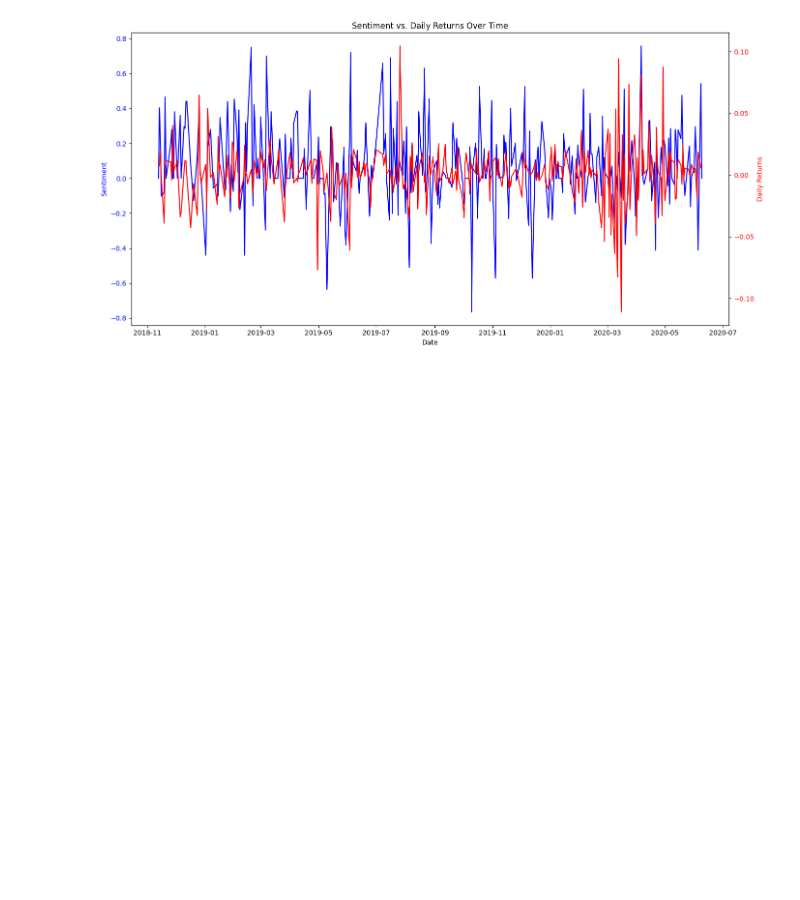
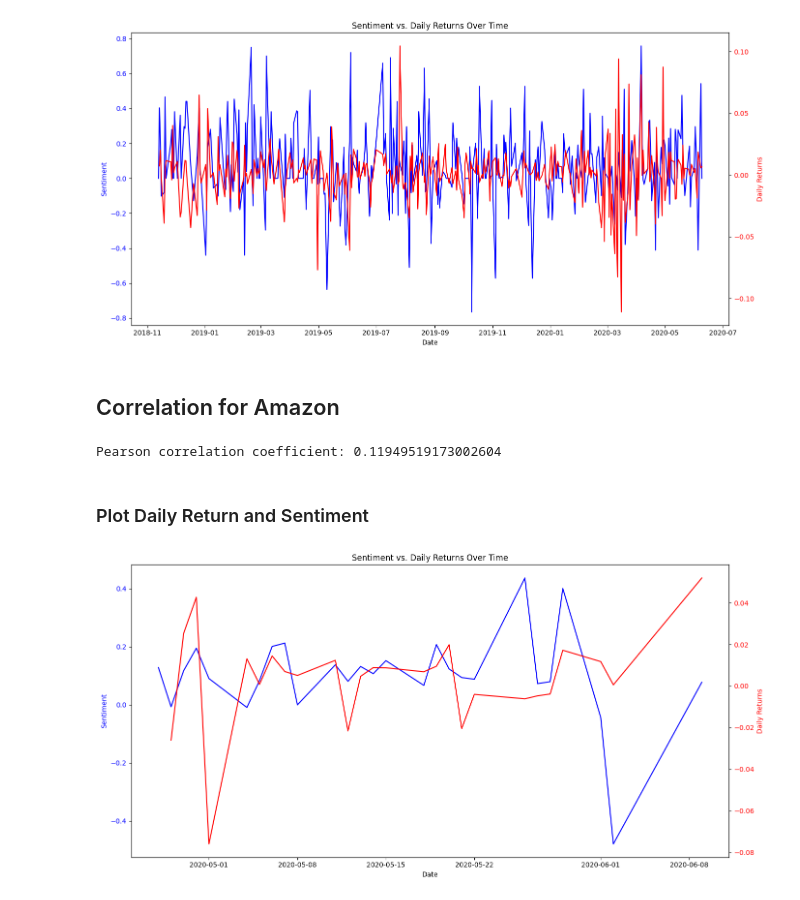
Before and after one commit to NigusK/Stock-Market-News-Sentiment, a Jupyter notebook: notebook/correlation_analysis.ipynb, the cells around one changed output. Drawn from its saved outputs; the diff is of its cells as text; code cells hidden in the pictures; blank space fills up the shorter version.

Commit message:
Amazon Corrrelation Analysis

```diff
--- a/notebook/correlation_analysis.ipynb
+++ b/notebook/correlation_analysis.ipynb
@@ -48,3 +48,15 @@ Pearson correlation coefficient: 0.18189737068641867
 analyzer.sentiment_vs_daily_return_plot(google_aggregate)
 # %% [output]
 [figure]
+# %% [markdown]
+## Correlation for Amazon
+# %%
+amazon_aggregate=analyzer.correlation(sentiment_data,amazon_stock_data,'AMZN')
+# %% [output]
+Pearson correlation coefficient: 0.11949519173002604
+# %% [markdown]
+### Plot Daily Return and Sentiment
+# %%
+analyzer.sentiment_vs_daily_return_plot(amazon_aggregate)
+# %% [output]
+[figure, added]
```
